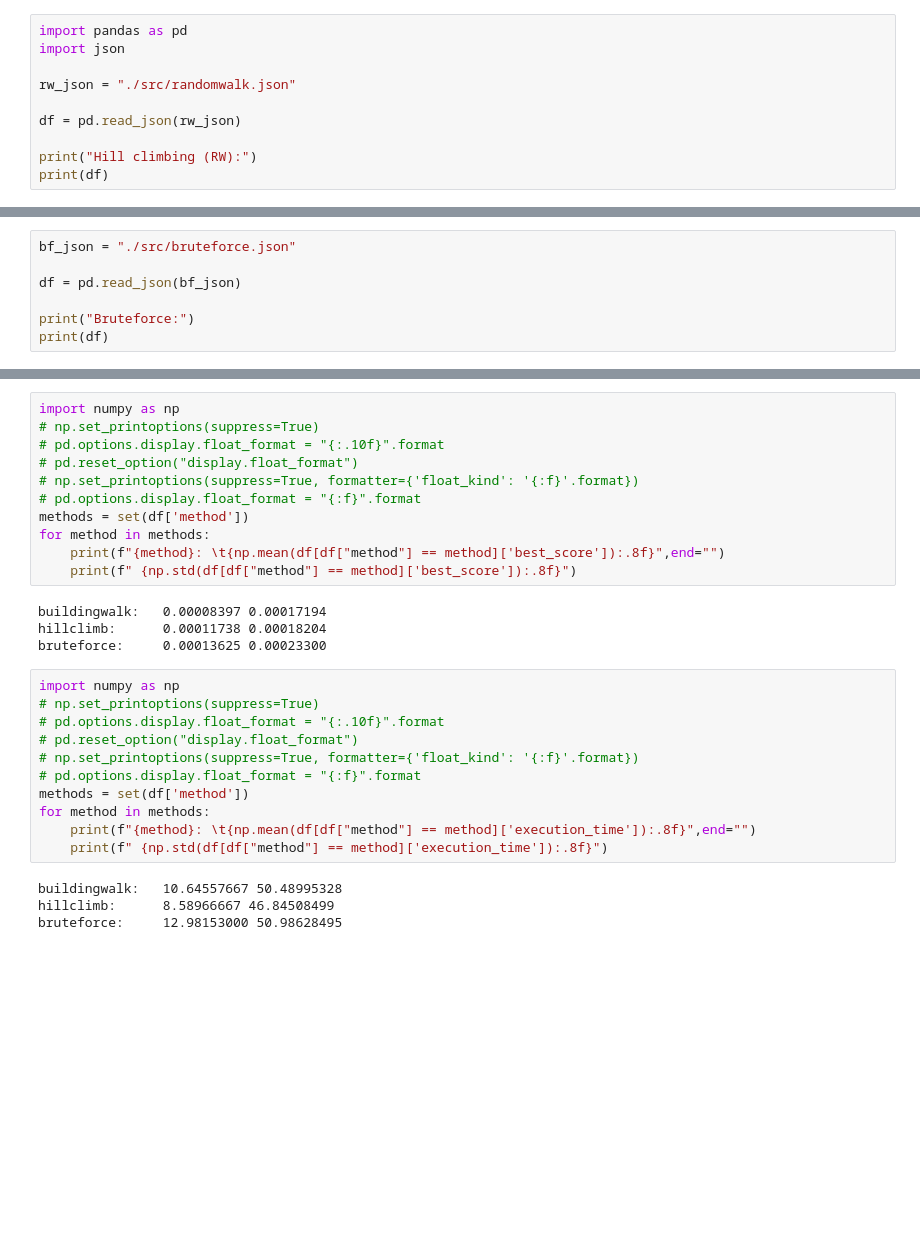
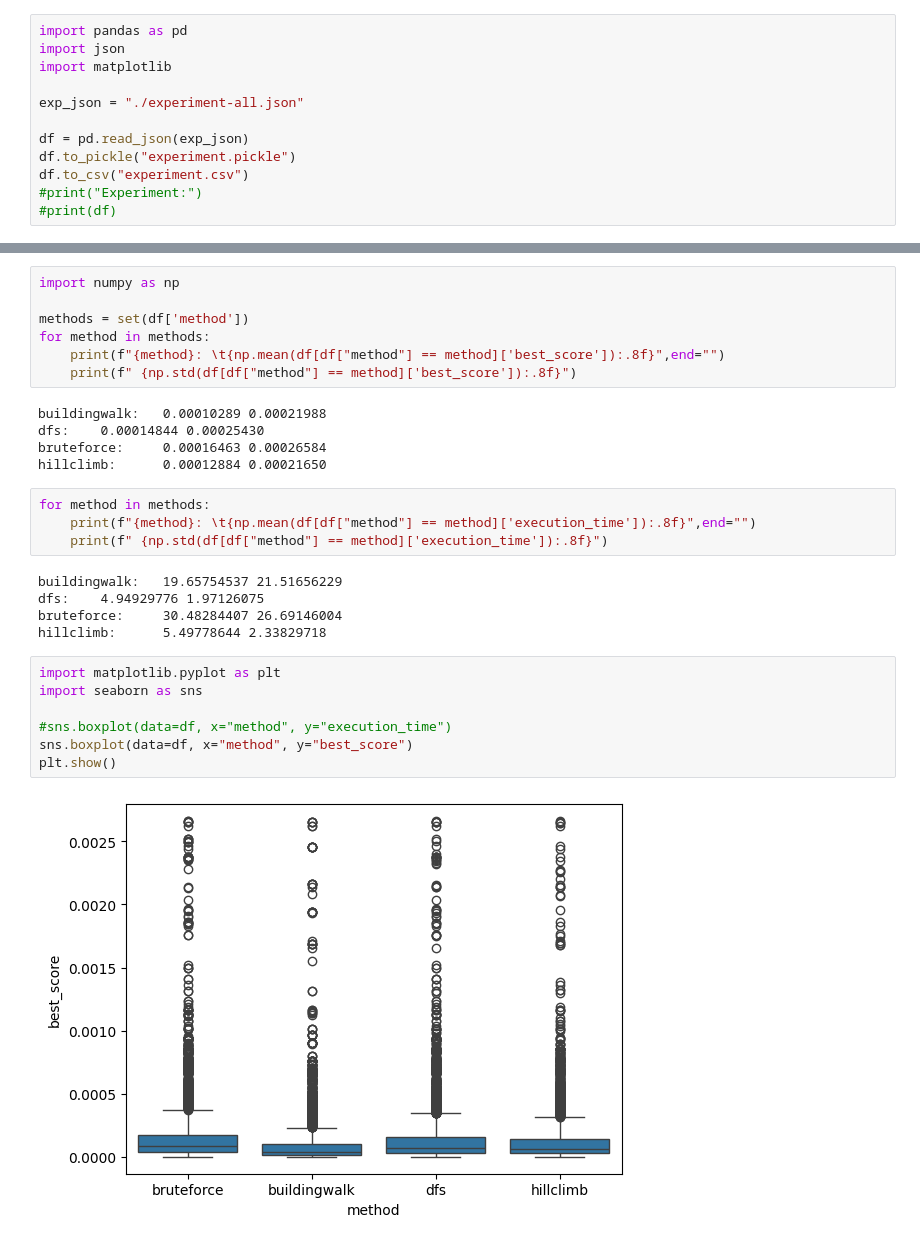
Before and after one commit to lewenhagen/AI_Enhanced_Method_for_Improved_CCTV_Camera_Placement, a Jupyter notebook: notebook.ipynb, the cells around one changed output, grey strips where cells are left out. Drawn from its saved outputs; the diff is of its cells as text; blank space fills up the shorter version.

```diff
--- a/notebook.ipynb
+++ b/notebook.ipynb
@@ -1,10 +1,12 @@
 # %%
 import pandas as pd
 import json
+import matplotlib
 
-rw_json = "./src/randomwalk.json"
+exp_json = "./experiment-all.json"
 
-df = pd.read_json(rw_json)
-
-print("Hill climbing (RW):")
-print(df)
+df = pd.read_json(exp_json)
+df.to_pickle("experiment.pickle")
+df.to_csv("experiment.csv")
+#print("Experiment:")
+#print(df)
@@ -15,7 +12,0 @@ Hill climbing (RW):
-# %%
-bf_json = "./src/bruteforce.json"
-
-df = pd.read_json(bf_json)
-
-print("Bruteforce:")
-print(df)
@@ -111,30 +13,30 @@ Experiment:
 # %%
 import numpy as np
-# np.set_printoptions(suppress=True)
-# pd.options.display.float_format = "{:.10f}".format
-# pd.reset_option("display.float_format")
-# np.set_printoptions(suppress=True, formatter={'float_kind': '{:f}'.format})
-# pd.options.display.float_format = "{:f}".format
+
 methods = set(df['method'])
 for method in methods:
     print(f"{method}: \t{np.mean(df[df["method"] == method]['best_score']):.8f}",end="")
     print(f" {np.std(df[df["method"] == method]['best_score']):.8f}")
 # %% [output]
-buildingwalk:   0.00008397 0.00017194
-hillclimb:      0.00011738 0.00018204
-bruteforce:     0.00013625 0.00023300
+buildingwalk:   0.00010289 0.00021988
+dfs:    0.00014844 0.00025430
+bruteforce:     0.00016463 0.00026584
+hillclimb:      0.00012884 0.00021650
 # %%
-import numpy as np
-# np.set_printoptions(suppress=True)
-# pd.options.display.float_format = "{:.10f}".format
-# pd.reset_option("display.float_format")
-# np.set_printoptions(suppress=True, formatter={'float_kind': '{:f}'.format})
-# pd.options.display.float_format = "{:f}".format
-methods = set(df['method'])
 for method in methods:
     print(f"{method}: \t{np.mean(df[df["method"] == method]['execution_time']):.8f}",end="")
     print(f" {np.std(df[df["method"] == method]['execution_time']):.8f}")
 # %% [output]
-buildingwalk:   10.64557667 50.48995328
-hillclimb:      8.58966667 46.84508499
-bruteforce:     12.98153000 50.98628495
+buildingwalk:   19.65754537 21.51656229
+dfs:    4.94929776 1.97126075
+bruteforce:     30.48284407 26.69146004
+hillclimb:      5.49778644 2.33829718
+# %%
+import matplotlib.pyplot as plt
+import seaborn as sns
+
+#sns.boxplot(data=df, x="method", y="execution_time")
+sns.boxplot(data=df, x="method", y="best_score")
+plt.show()
+# %% [output]
+[figure, added]
```
Also changed, not shown: parts of 8 cells of this notebook, 13 other files.
